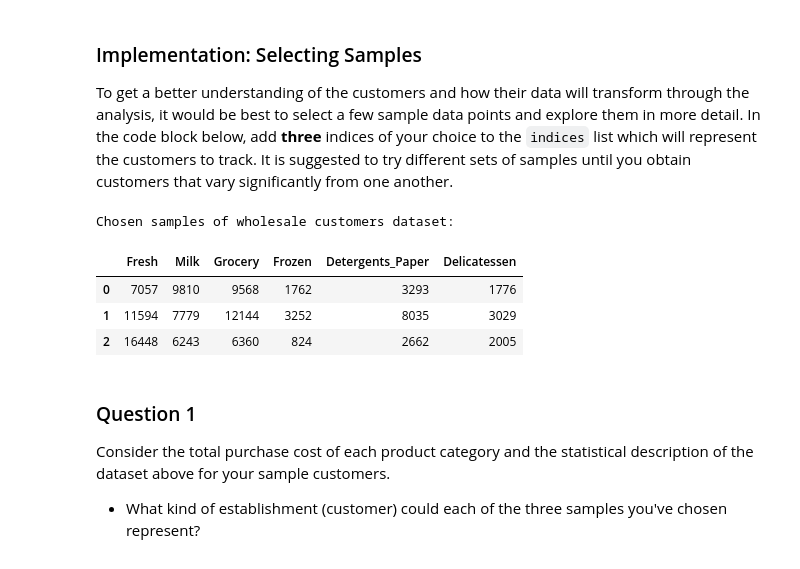
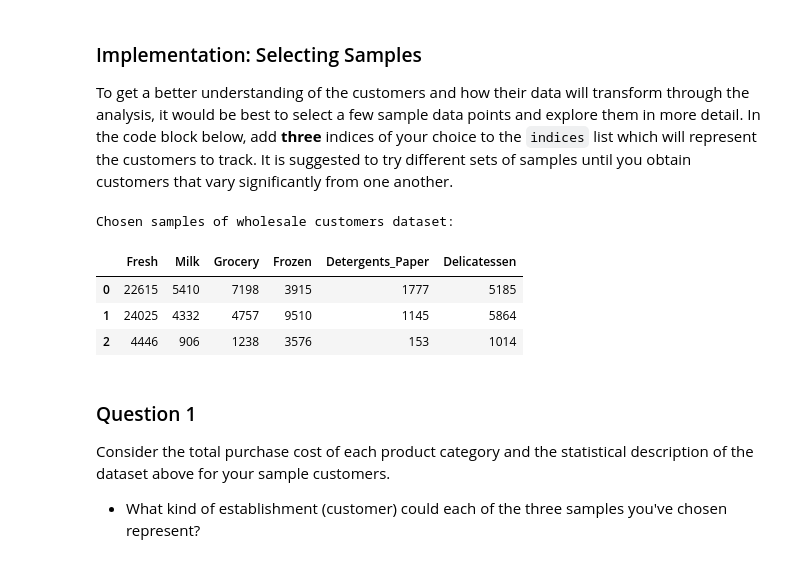
Before and after one commit to lukas235/mlnd, a Jupyter notebook: customer_segments/customer_segments.ipynb, the cells around one changed output. Drawn from its saved outputs; the diff is of its cells as text; code cells hidden in the pictures.

```diff
--- a/customer_segments/customer_segments.ipynb
+++ b/customer_segments/customer_segments.ipynb
@@ -59,19 +59,19 @@ display(data.describe())
 ### Implementation: Selecting Samples
 To get a better understanding of the customers and how their data will transform through the analysis, it would be best to select a few sample data points and explore them in more detail. In the code block below, add **three** indices of your choice to the `indices` list which will represent the customers to track. It is suggested to try different sets of samples until you obtain customers that vary significantly from one another.
 # %%
-# TODO: Select three indices of your choice you wish to sample from the dataset
-indices = [1,100,300]
+# Select three indices of your choice you wish to sample from the dataset
+indices = [4,40,400]
 
 # Create a DataFrame of the chosen samples
 samples = pd.DataFrame(data.loc[indices], columns = data.keys()).reset_index(drop = True)
 print("Chosen samples of wholesale customers dataset:")
 display(samples)
 # %% [output]
 Chosen samples of wholesale customers dataset:
 |  | Fresh | Milk | Grocery | Frozen | Detergents_Paper | Delicatessen |
-| 0 | 7057 | 9810 | 9568 | 1762 | 3293 | 1776 |
-| 1 | 11594 | 7779 | 12144 | 3252 | 8035 | 3029 |
-| 2 | 16448 | 6243 | 6360 | 824 | 2662 | 2005 |
+| 0 | 22615 | 5410 | 7198 | 3915 | 1777 | 5185 |
+| 1 | 24025 | 4332 | 4757 | 9510 | 1145 | 5864 |
+| 2 | 4446 | 906 | 1238 | 3576 | 153 | 1014 |
 # %% [markdown]
 ### Question 1
 Consider the total purchase cost of each product category and the statistical description of the dataset above for your sample customers.
```
Also changed, not shown: parts of 46 cells of this notebook.
